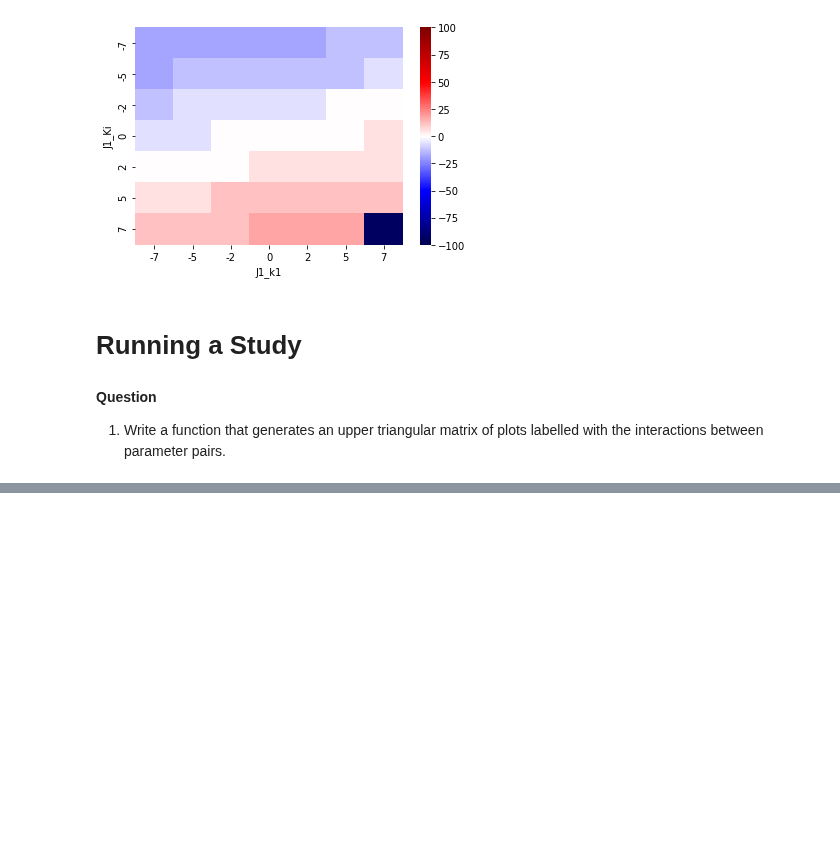
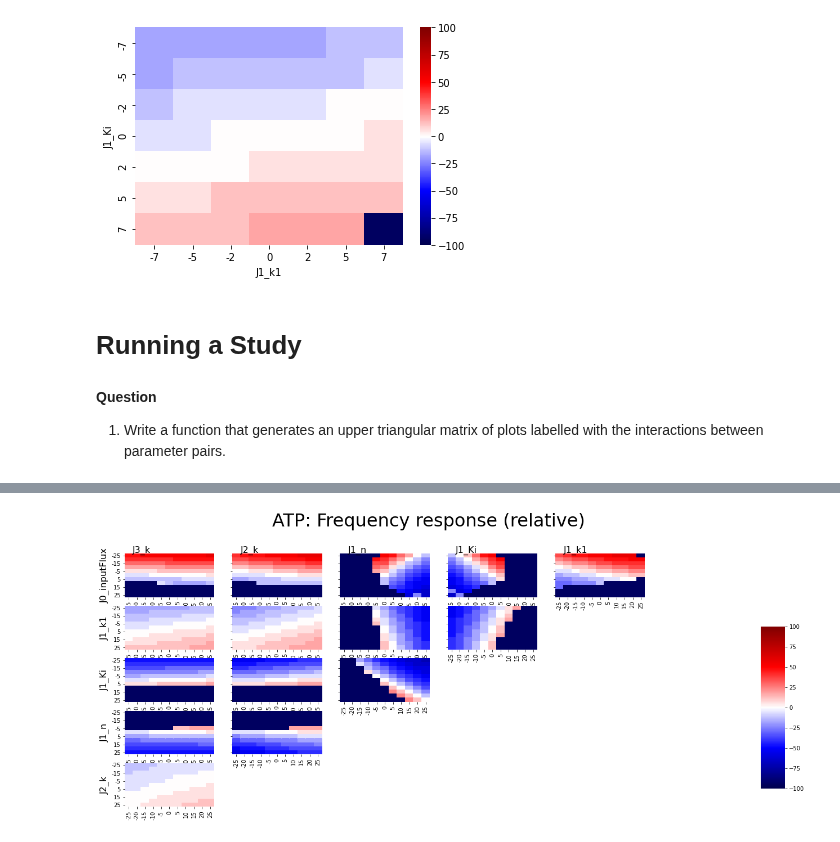
Before and after one commit to ModelEngineering/advancing-biomedical-models, a Jupyter notebook: lecture_6/6_computational_experiments_TFC.ipynb, the cells around one changed output, grey strips where cells are left out. Drawn from its saved outputs; the diff is of its cells as text; code cells hidden in the pictures; blank space fills up the shorter version.

```diff
--- a/lecture_6/6_computational_experiments_TFC.ipynb
+++ b/lecture_6/6_computational_experiments_TFC.ipynb
@@ -662,0 +662,6 @@ runStudyTFC("ATP", WOLF_PRMS[0:8], percents, isRelative=True, isFrequency=True)
+# %%
+# Analysis for frequency with relative (precentage) responses
+percents = 5*(np.array(range(11)) - 5)
+runStudyTFC("ATP", WOLF_PRMS[0:6], percents, isRelative=True, isFrequency=True)
+# %% [output]
+[figure, added]
```
Also changed, not shown: parts of 3 cells of this notebook, 1 other file.
